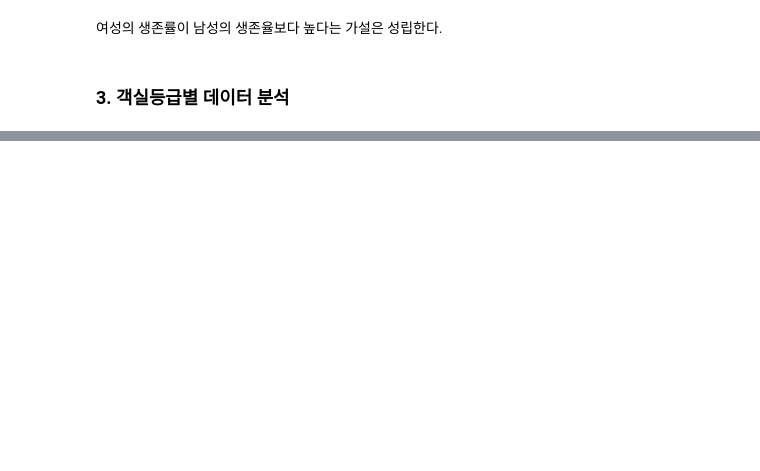
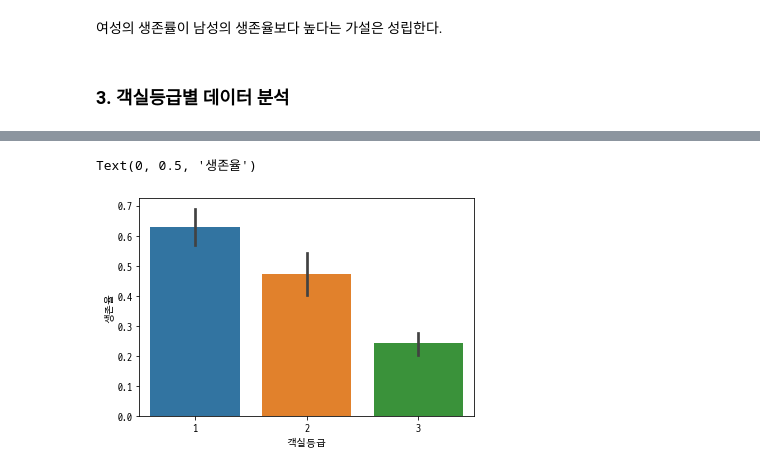
Before and after one commit to RlxDn/Bigdata, a Jupyter notebook: 40_데이터분석 실습/01_Titanic.ipynb, the cells around one changed output, grey strips where cells are left out. Drawn from its saved outputs; the diff is of its cells as text; code cells hidden in the pictures; blank space fills up the shorter version.

```diff
--- a/40_데이터분석 실습/01_Titanic.ipynb
+++ b/40_데이터분석 실습/01_Titanic.ipynb
@@ -243,0 +279,7 @@ sns.barplot(x='성별', y='생존여부', data=df)
+# %%
+plt.rcParams["font.family"] = 'D2Coding'
+sns.barplot(x='객실등급', y='생존여부', data=df)
+plt.ylabel('생존율')
+# %% [output]
+Text(0, 0.5, '생존율')
+[figure, added]
```
Also changed, not shown: parts of 16 cells of this notebook.
